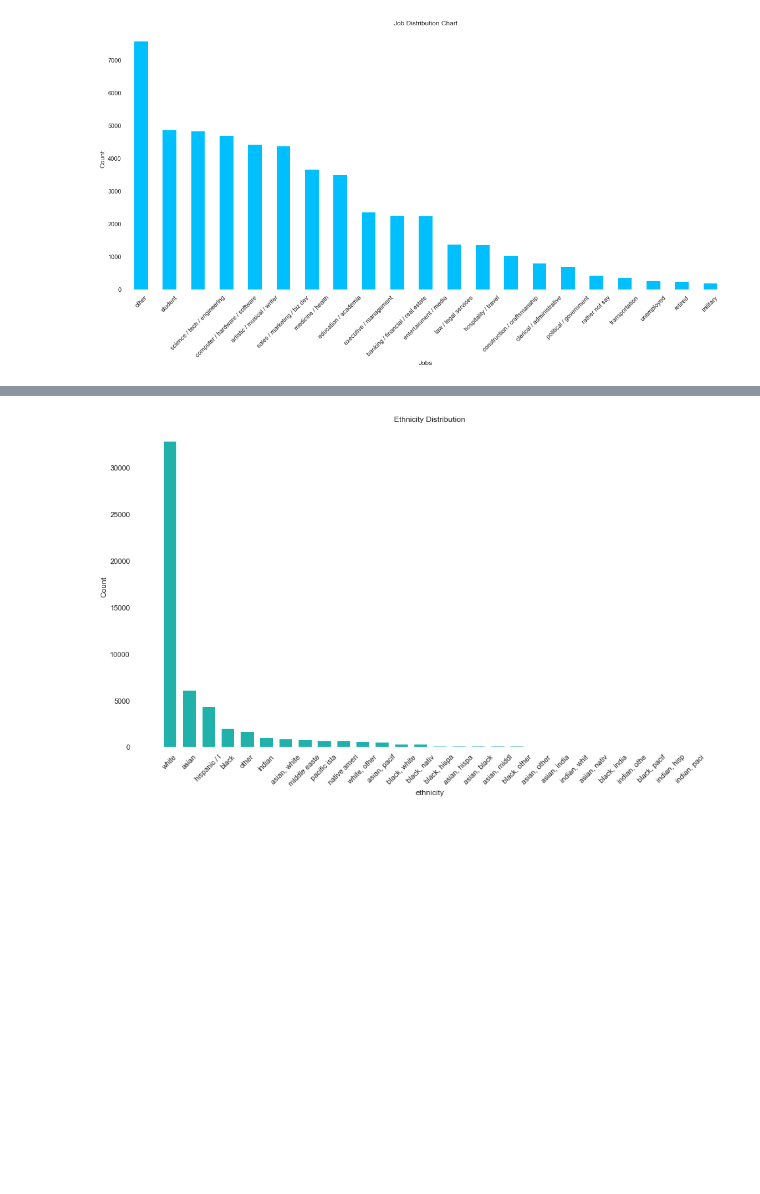
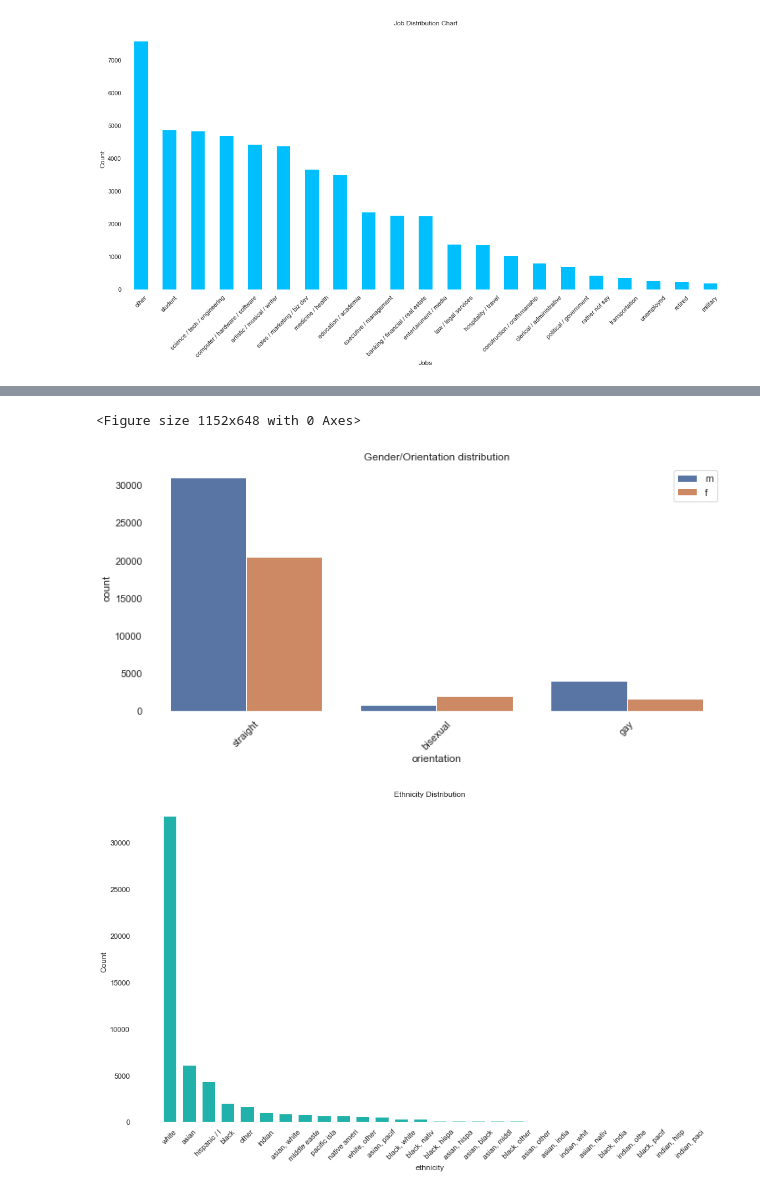
Before and after one commit to truongphamnguyen/daimil-midterm-project, a Jupyter notebook: notebooks/exploring_data.ipynb, the cells around one changed output, grey strips where cells are left out. Cells and saved outputs as stored; diff of their text form; code cells hidden in the pictures; blank space fills up the shorter version.

```diff
--- a/notebooks/exploring_data.ipynb
+++ b/notebooks/exploring_data.ipynb
@@ -395,3 +404,25 @@ plt.savefig("../img/gender.png")
+# %%
+sns.set(rc={
+    'axes.facecolor':'white',
+    'figure.facecolor':'white'})
+plt.figure(figsize=(16,9))
+sns.catplot(
+    x='orientation',
+    hue='sex',
+    data = cupid_revised_df,
+    kind='count',
+    palette='deep',
+    legend=False,
+    height=5,
+    aspect=2)
+plt.xticks(rotation = 45)
+plt.tight_layout()
+plt.legend(loc='upper right')
+plt.title('Gender/Orientation distribution')
+plt.savefig("../img/gender-Orientation.png")
+# %% [output]
+<Figure size 1152x648 with 0 Axes>
+[figure, added]
 # %%
 sns.set(rc={
     'axes.facecolor':'white',
```
Also changed, not shown: parts of 12 cells of this notebook, 8 other files.
